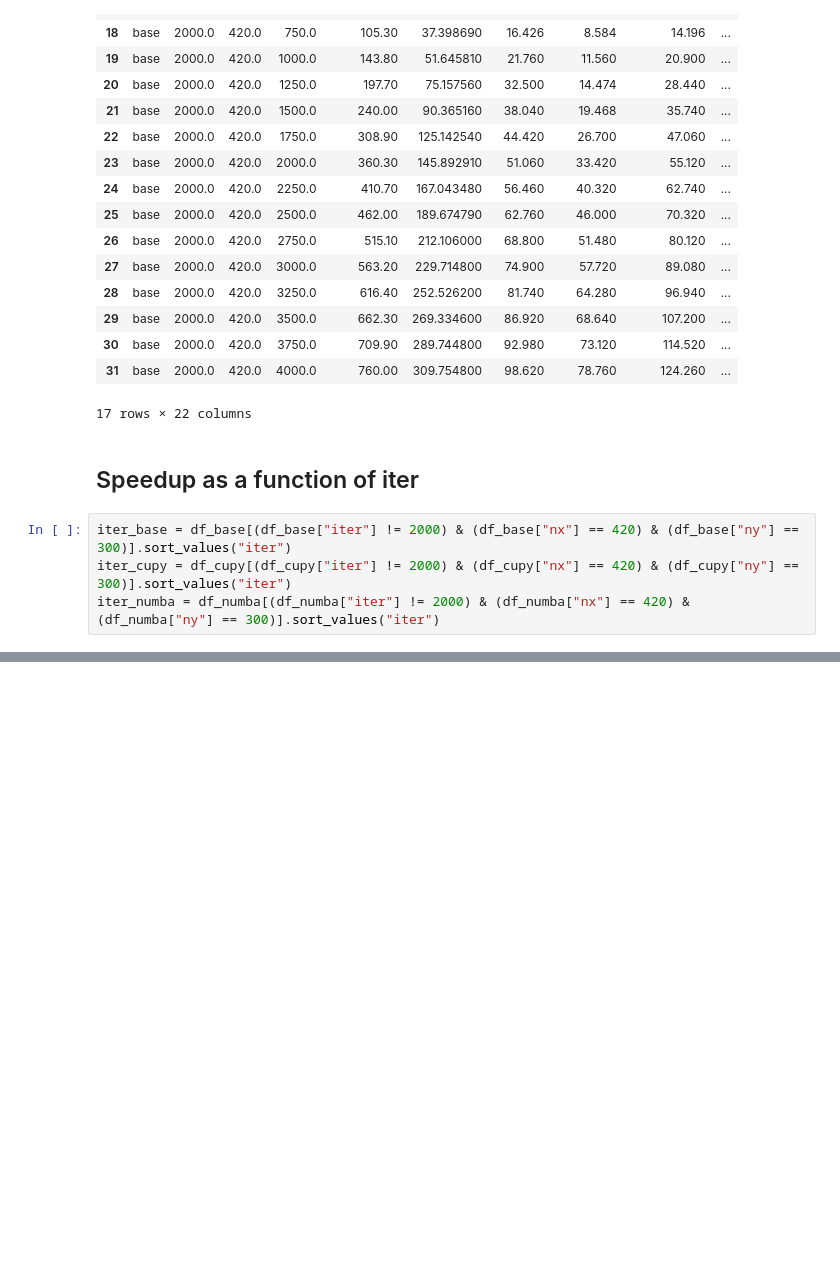
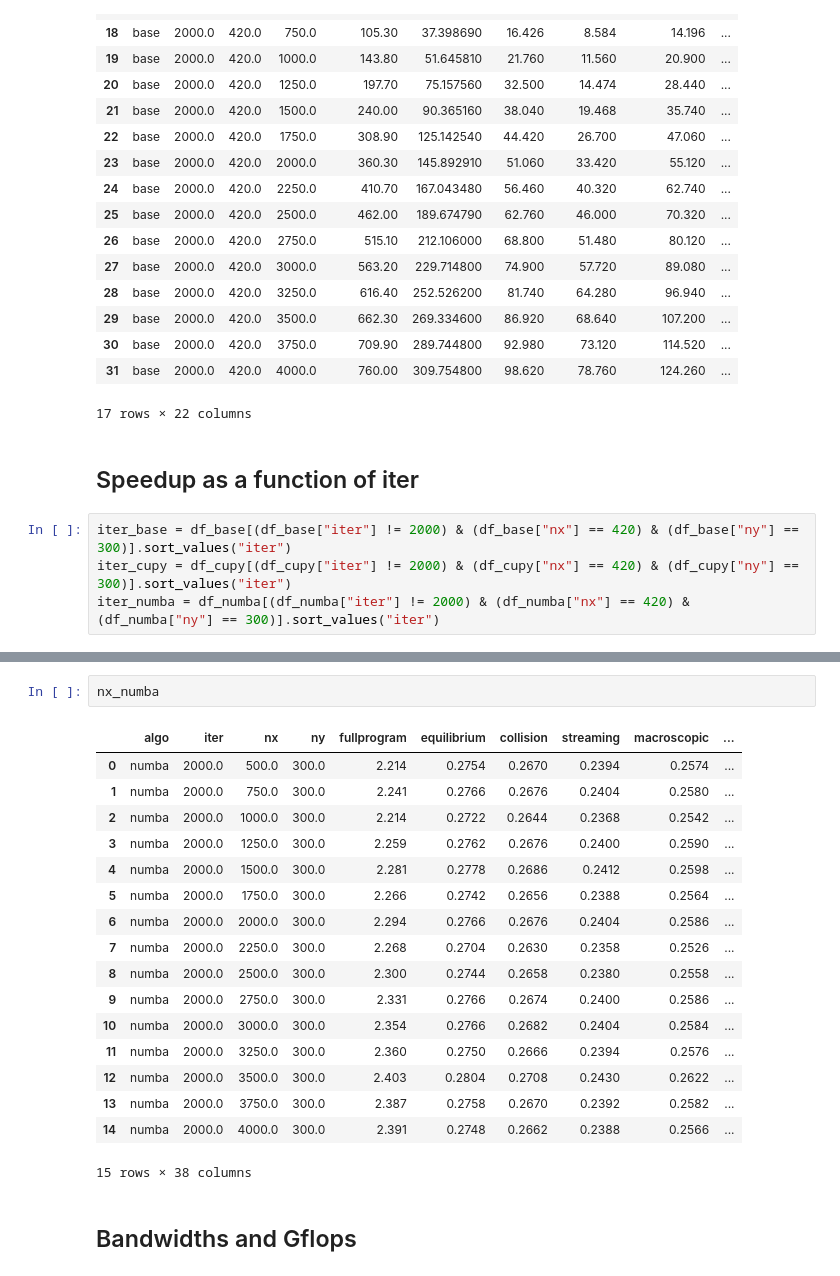
Before and after one commit to arthurviens/LBM-gpu, a Jupyter notebook: plot_perf.ipynb, the cells around one changed output, grey strips where cells are left out. Saved outputs shown, nothing was run; the diff lists cells and outputs as text; blank space fills up the shorter version.

```diff
--- a/plot_perf.ipynb
+++ b/plot_perf.ipynb
@@ -168,0 +169,22 @@ for col in columns:
+# %%
+nx_numba
+# %% [output]
+|  | algo | iter | nx | ny | fullprogram | equilibrium | collision | streaming | macroscopic | ... |
+| 0 | numba | 2000.0 | 500.0 | 300.0 | 2.214 | 0.2754 | 0.2670 | 0.2394 | 0.2574 | ... |
+| 1 | numba | 2000.0 | 750.0 | 300.0 | 2.241 | 0.2766 | 0.2676 | 0.2404 | 0.2580 | ... |
+| 2 | numba | 2000.0 | 1000.0 | 300.0 | 2.214 | 0.2722 | 0.2644 | 0.2368 | 0.2542 | ... |
+| 3 | numba | 2000.0 | 1250.0 | 300.0 | 2.259 | 0.2762 | 0.2676 | 0.2400 | 0.2590 | ... |
+| 4 | numba | 2000.0 | 1500.0 | 300.0 | 2.281 | 0.2778 | 0.2686 | 0.2412 | 0.2598 | ... |
+| 5 | numba | 2000.0 | 1750.0 | 300.0 | 2.266 | 0.2742 | 0.2656 | 0.2388 | 0.2564 | ... |
+| 6 | numba | 2000.0 | 2000.0 | 300.0 | 2.294 | 0.2766 | 0.2676 | 0.2404 | 0.2586 | ... |
+| 7 | numba | 2000.0 | 2250.0 | 300.0 | 2.268 | 0.2704 | 0.2630 | 0.2358 | 0.2526 | ... |
+| 8 | numba | 2000.0 | 2500.0 | 300.0 | 2.300 | 0.2744 | 0.2658 | 0.2380 | 0.2558 | ... |
+| 9 | numba | 2000.0 | 2750.0 | 300.0 | 2.331 | 0.2766 | 0.2674 | 0.2400 | 0.2586 | ... |
+| 10 | numba | 2000.0 | 3000.0 | 300.0 | 2.354 | 0.2766 | 0.2682 | 0.2404 | 0.2584 | ... |
+| 11 | numba | 2000.0 | 3250.0 | 300.0 | 2.360 | 0.2750 | 0.2666 | 0.2394 | 0.2576 | ... |
+| 12 | numba | 2000.0 | 3500.0 | 300.0 | 2.403 | 0.2804 | 0.2708 | 0.2430 | 0.2622 | ... |
+| 13 | numba | 2000.0 | 3750.0 | 300.0 | 2.387 | 0.2758 | 0.2670 | 0.2392 | 0.2582 | ... |
+| 14 | numba | 2000.0 | 4000.0 | 300.0 | 2.391 | 0.2748 | 0.2662 | 0.2388 | 0.2566 | ... |
+15 rows × 38 columns
+# %% [markdown]
+## Bandwidths and Gflops
```
Also changed, not shown: parts of 5 cells of this notebook, 5 other files.
